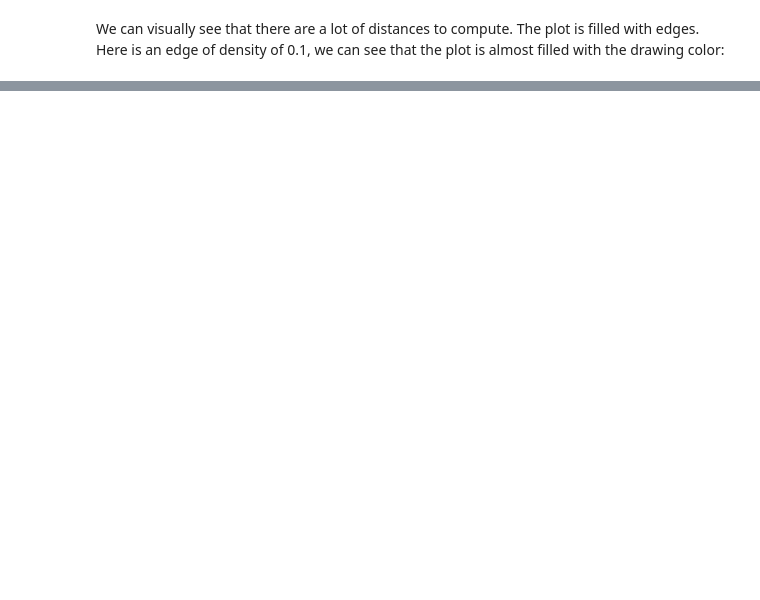
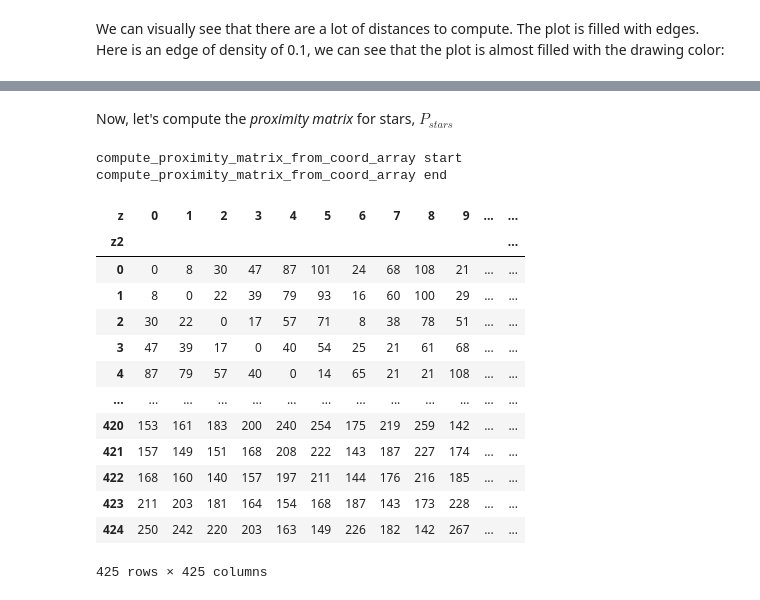
Before and after one commit to etienneschalk/advent-of-code, a Jupyter notebook: docs/source/notebooks/2023/notebook_problem_202311.ipynb, the cells around one changed output, grey strips where cells are left out. Cells and saved outputs as stored; diff of their text form; code cells hidden in the pictures; blank space fills up the shorter version.

```diff
--- a/docs/source/notebooks/2023/notebook_problem_202311.ipynb
+++ b/docs/source/notebooks/2023/notebook_problem_202311.ipynb
@@ -76,0 +120,3 @@ visualize_puzzle_input_202311(
+# %%
+space_xda = puzzle_input
+visualize_puzzle_input_202311(puzzle_input)
@@ -76,0 +127,3 @@ visualize_puzzle_input_202311(
+# %%
+coord_array = create_coord_array(space_xda)
+coord_array.to_pandas()
@@ -76,0 +165,22 @@ visualize_puzzle_input_202311(
+# %% [markdown]
+Now, let's compute the _proximity matrix_ for stars, $P_{stars}$
+# %%
+proximity_matrix_stars = compute_proximity_matrix_from_coord_array(coord_array)
+proximity_matrix_stars.to_pandas()
+# %% [output]
+compute_proximity_matrix_from_coord_array start
+compute_proximity_matrix_from_coord_array end
+| z | 0 | 1 | 2 | 3 | 4 | 5 | 6 | 7 | 8 | 9 | ... | ... |
+| z2 |  |  |  |  |  |  |  |  |  |  |  | ... |
+| 0 | 0 | 8 | 30 | 47 | 87 | 101 | 24 | 68 | 108 | 21 | ... | ... |
+| 1 | 8 | 0 | 22 | 39 | 79 | 93 | 16 | 60 | 100 | 29 | ... | ... |
+| 2 | 30 | 22 | 0 | 17 | 57 | 71 | 8 | 38 | 78 | 51 | ... | ... |
+| 3 | 47 | 39 | 17 | 0 | 40 | 54 | 25 | 21 | 61 | 68 | ... | ... |
+| 4 | 87 | 79 | 57 | 40 | 0 | 14 | 65 | 21 | 21 | 108 | ... | ... |
+| ... | ... | ... | ... | ... | ... | ... | ... | ... | ... | ... | ... | ... |
+| 420 | 153 | 161 | 183 | 200 | 240 | 254 | 175 | 219 | 259 | 142 | ... | ... |
+| 421 | 157 | 149 | 151 | 168 | 208 | 222 | 143 | 187 | 227 | 174 | ... | ... |
+| 422 | 168 | 160 | 140 | 157 | 197 | 211 | 144 | 176 | 216 | 185 | ... | ... |
+| 423 | 211 | 203 | 181 | 164 | 154 | 168 | 187 | 143 | 173 | 228 | ... | ... |
+| 424 | 250 | 242 | 220 | 203 | 163 | 149 | 226 | 182 | 142 | 267 | ... | ... |
+425 rows × 425 columns
```
Also changed, not shown: parts of 27 cells of this notebook, 4 other files.
